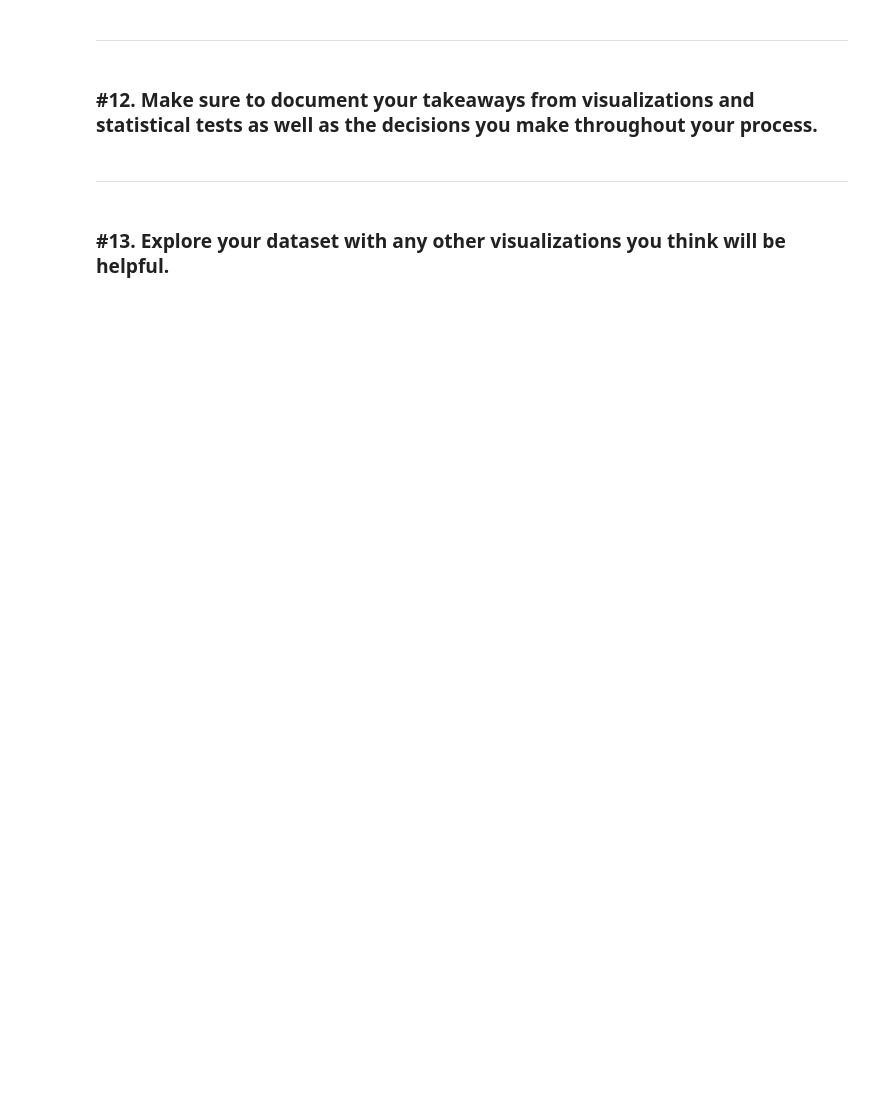
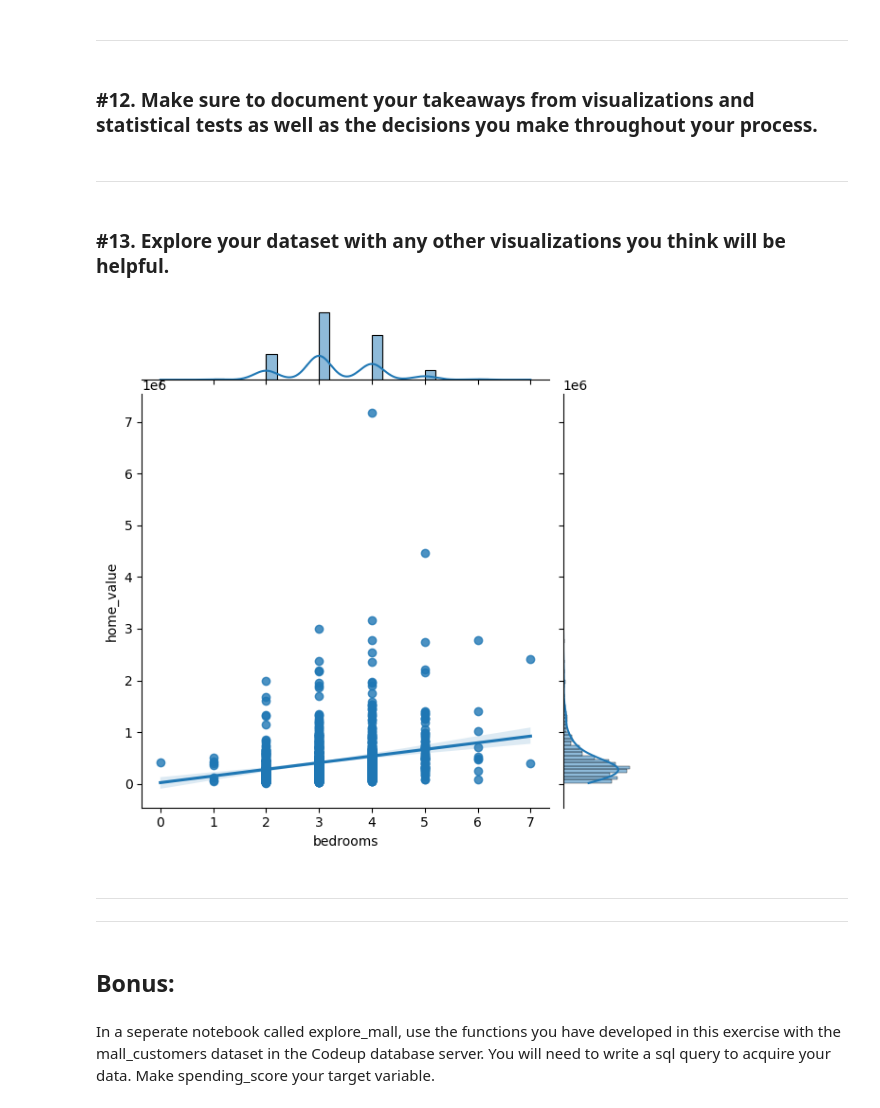
Before and after one commit to CodeupClassroom/noether-regression-exercises, a Jupyter notebook: explore_exercises.ipynb, the cells around one changed output. Cells and saved outputs as stored; diff of their text form; code cells hidden in the pictures; blank space fills up the shorter version.

```diff
--- a/explore_exercises.ipynb
+++ b/explore_exercises.ipynb
@@ -144,3 +333,15 @@ train.head()
 <hr style="border:1px solid black">
 # %% [markdown]
 ### #13. Explore your dataset with any other visualizations you think will be helpful.
+# %%
+sns.jointplot(x='bedrooms', y ='home_value', data=train.sample(1000), kind='reg')
+plt.show()
+# %% [output]
+[figure, added]
+# %% [markdown]
+<hr style="border:1px solid black">
+<hr style="border:1px solid black">
+# %% [markdown]
+## Bonus:
+# %% [markdown]
+In a seperate notebook called explore_mall, use the functions you have developed in this exercise with the mall_customers dataset in the Codeup database server. You will need to write a sql query to acquire your data. Make spending_score your target variable.
```
Also changed, not shown: parts of 40 cells of this notebook.
